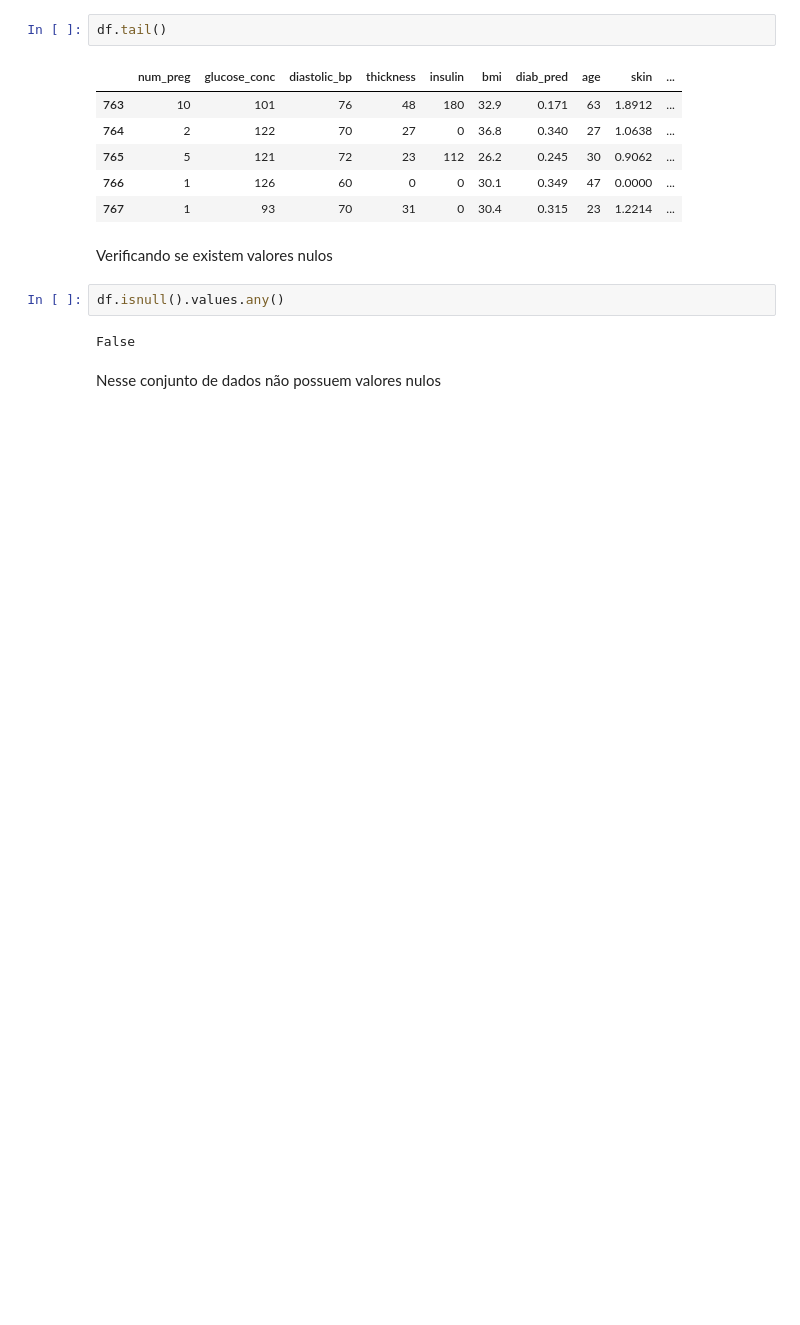
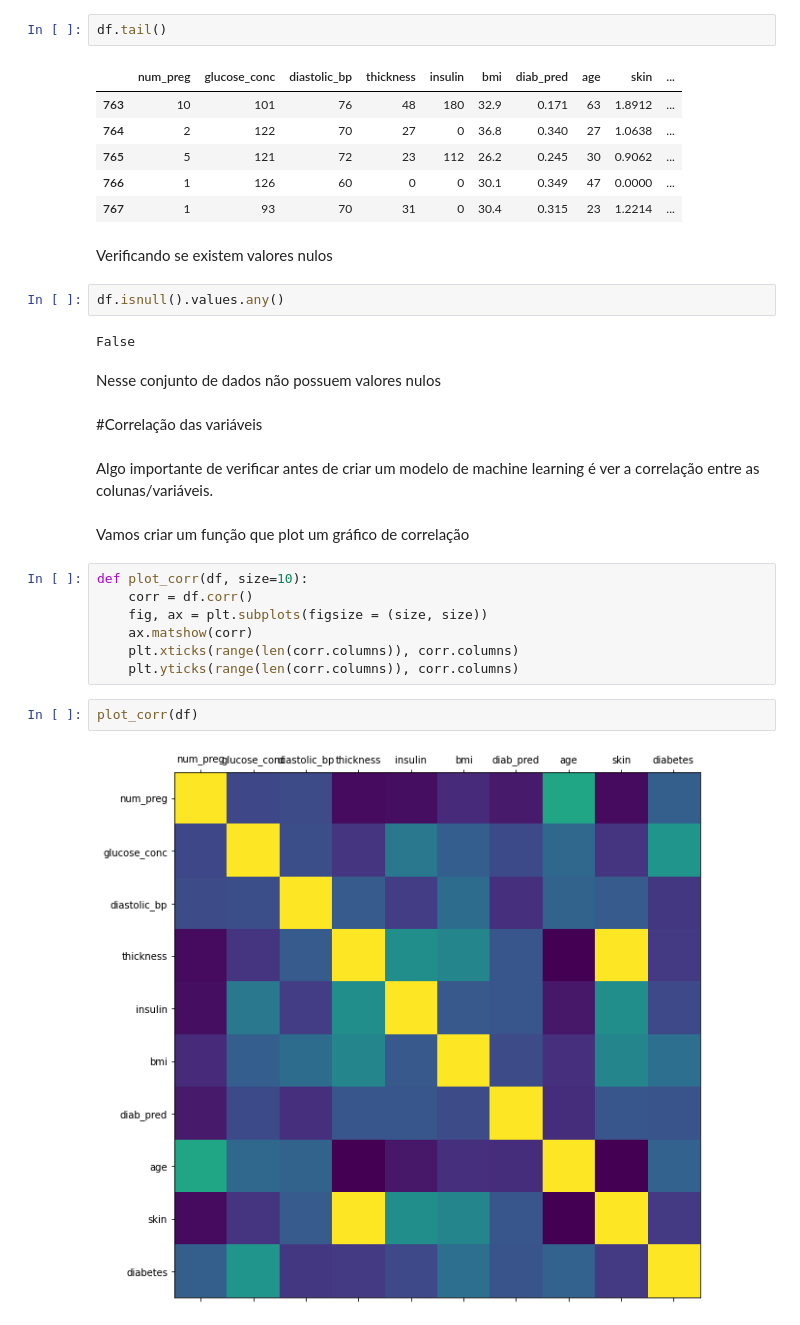
Before and after one commit to JuniorTorresMTJ/ML_PrevendoDiabetes, a Jupyter notebook: Prevendo_Diabetes.ipynb, the cells around one changed output. Drawn from its saved outputs; the diff is of its cells as text; blank space fills up the shorter version.

```diff
--- a/Prevendo_Diabetes.ipynb
+++ b/Prevendo_Diabetes.ipynb
@@ -71,3 +71,20 @@ df.isnull().values.any()
 False
 # %% [markdown]
 Nesse conjunto de dados não possuem valores nulos
+# %% [markdown]
+#Correlação das variáveis
+# %% [markdown]
+Algo importante de verificar antes de criar um modelo de machine learning é ver a correlação entre as colunas/variáveis.
+# %% [markdown]
+Vamos criar um função que plot um gráfico de correlação
+# %%
+def plot_corr(df, size=10):
+    corr = df.corr()
+    fig, ax = plt.subplots(figsize = (size, size))
+    ax.matshow(corr)
+    plt.xticks(range(len(corr.columns)), corr.columns)
+    plt.yticks(range(len(corr.columns)), corr.columns)
+# %%
+plot_corr(df)
+# %% [output]
+[figure, added]
```
Also changed, not shown: parts of 3 cells of this notebook.
